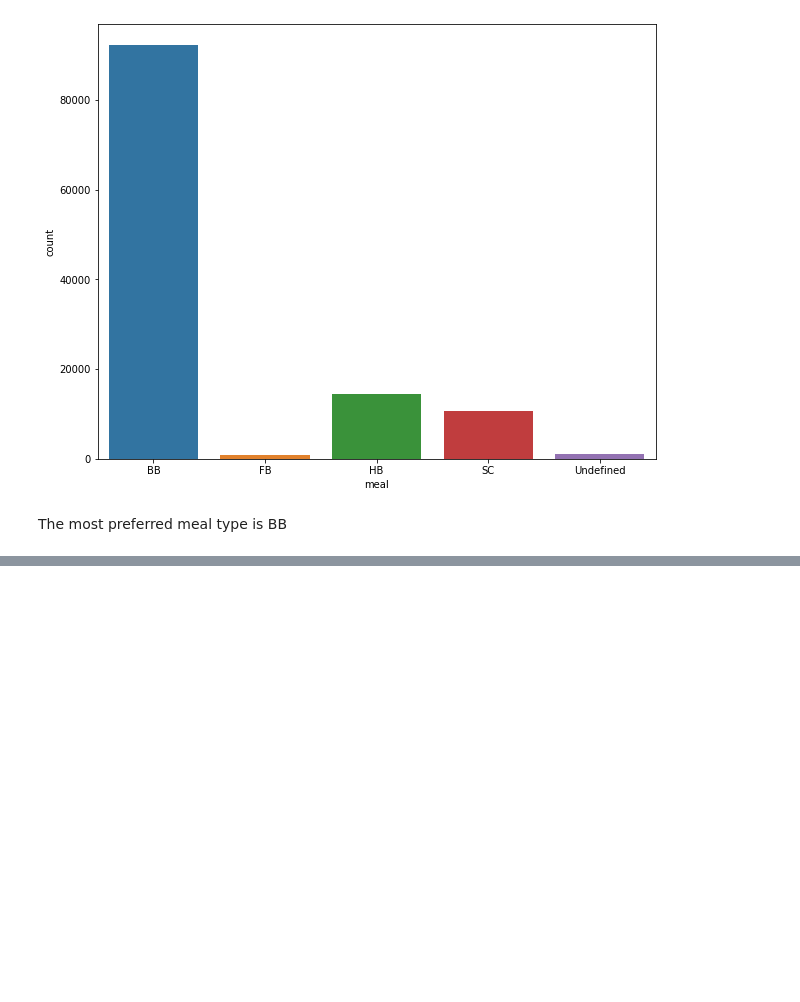
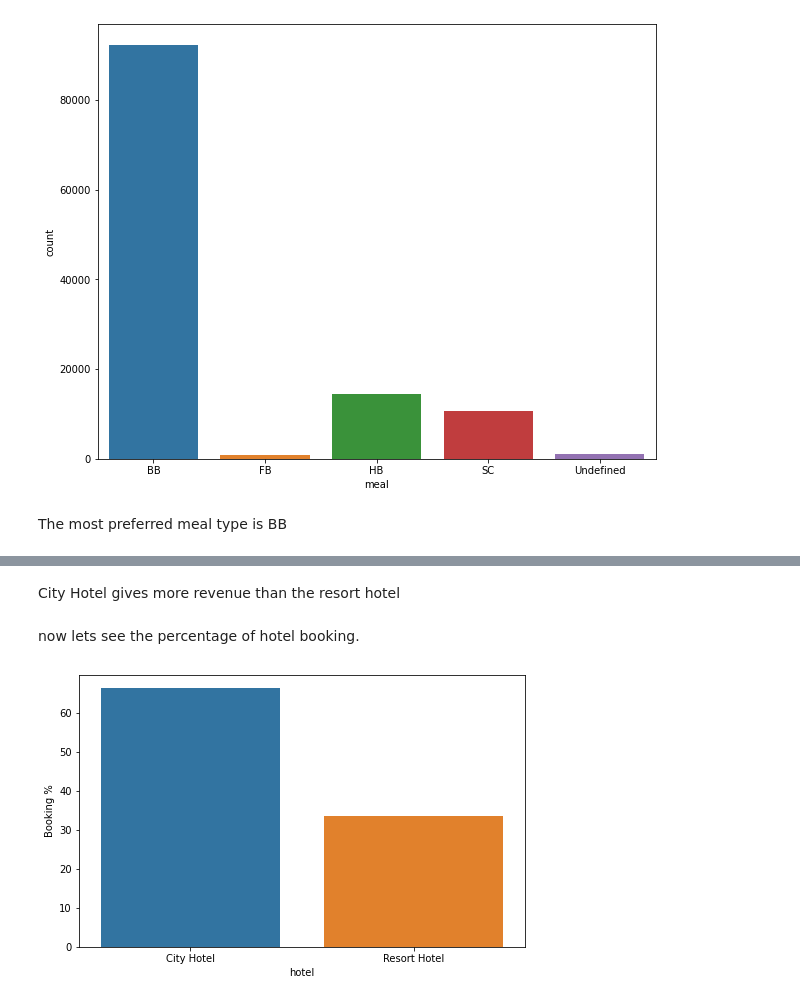
Before and after one commit to varunck2601/Hotel-Booking-Analysis, a Jupyter notebook: hotel_booking_analysis_Varun_CK.ipynb, the cells around one changed output, grey strips where cells are left out. Saved outputs shown, nothing was run; the diff lists cells and outputs as text; code cells hidden in the pictures; blank space fills up the shorter version.

```diff
--- a/hotel_booking_analysis_Varun_CK.ipynb
+++ b/hotel_booking_analysis_Varun_CK.ipynb
@@ -173,0 +188,12 @@ The most preferred meal type is BB
+# %% [markdown]
+City Hotel gives more revenue than the resort hotel
+# %% [markdown]
+now lets see the percentage of hotel booking.
+# %%
+#Calculating percentage
+d2= pd.DataFrame((grouped_by_hotel.size()/data.shape[0])*100).reset_index().rename(columns = {0:'Booking %'})      #Calculating percentage
+plt.figure(figsize = (8,5))
+sns.barplot(x = d2['hotel'], y = d2['Booking %'] )
+plt.show()
+# %% [output]
+[figure, added]
```
Also changed, not shown: parts of 19 cells of this notebook.
